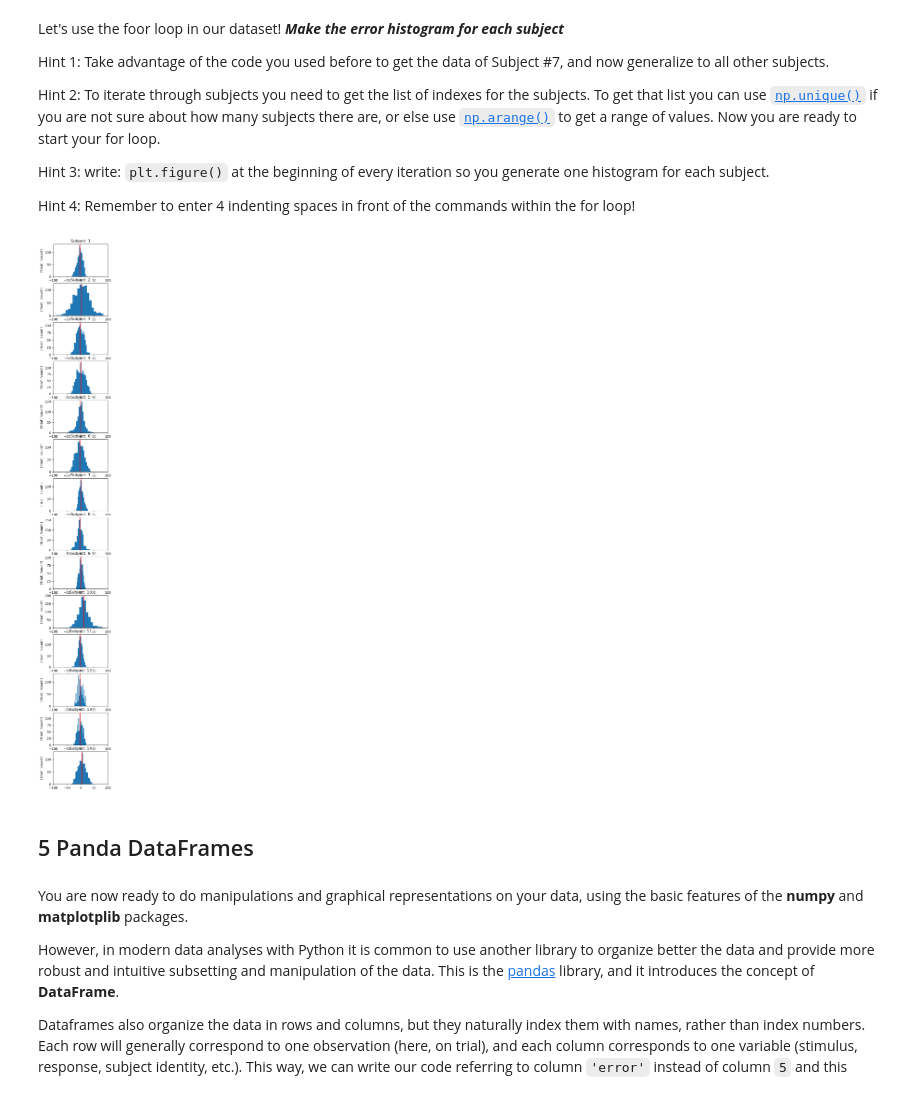
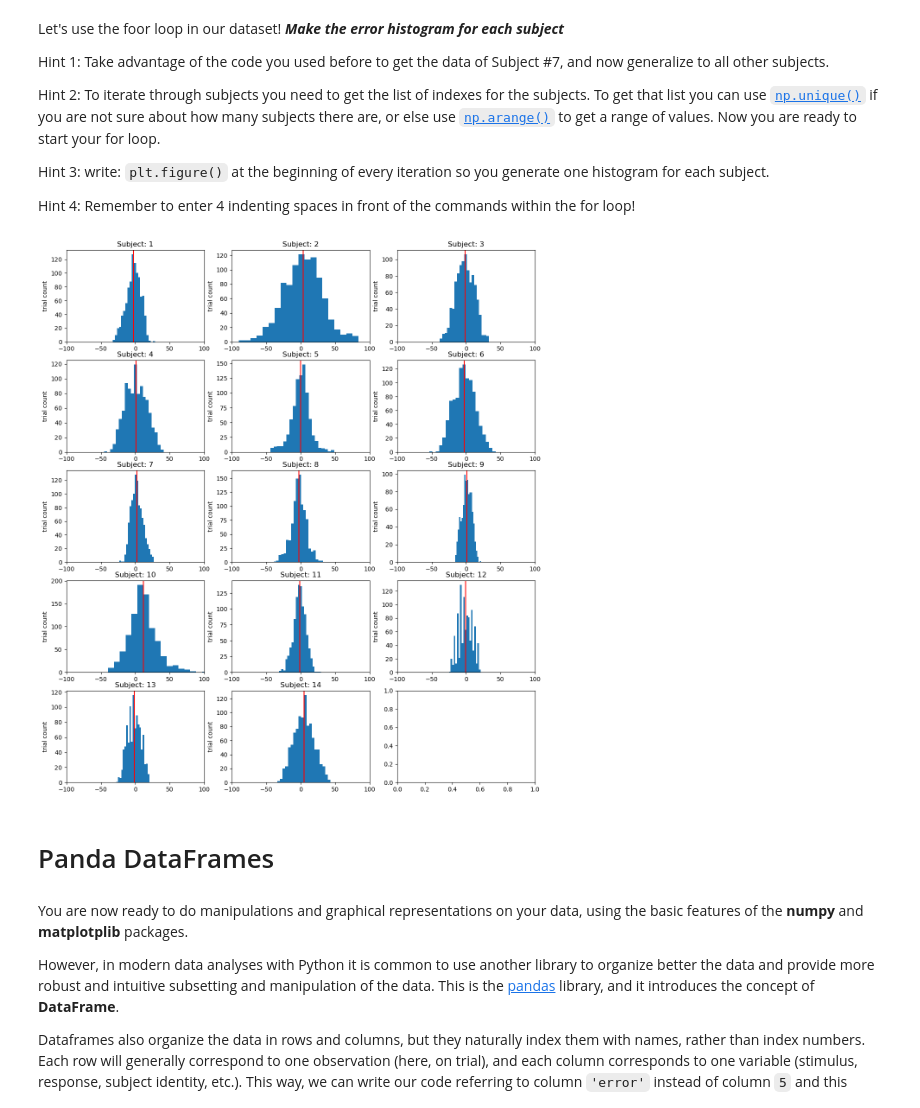
Before and after one commit to wimmerlab/MBC_data_analysis, a Jupyter notebook: A0_PythonBasics/Assignment0.ipynb, the cells around one changed output. Cells and saved outputs as stored; diff of their text form; code cells hidden in the pictures.

```diff
--- a/A0_PythonBasics/Assignment0.ipynb
+++ b/A0_PythonBasics/Assignment0.ipynb
@@ -272,9 +284,9 @@ It would be nice if you could also plot a red vertical line at the mean value of
 # %%
 # plot histogram with 100 bin counts
 ???
-
-# add a red vertical line at 0 (null error)
-???
+# add a red vertical line at the mean error (null error)
+mean_error = ???
+plt.axvline(???, color='red');
 
 # add axis labels
 plt.xlabel('behavioral error');
@@ -334,33 +346,37 @@ Hint 3: write: `plt.figure()` at the beginning of every iteration so you generat
 
 Hint 4: Remember to enter 4 indenting spaces in front of the commands within the for loop!
 # %%
-
 # create plot with one subplot per subject
-fig, ax = plt.subplots(nSubject, 1, figsize=(3, 30))
+nColumns = 3
+nRows = int(np.ceil(nSubject/nColumns))
+fig, ax = plt.subplots(nRows, nColumns, figsize=(14, 16))
 
 # loop through subjects
 for sb in ???:
 
     # define boolean array that is true for rows corresponding to this subject
     trials = ???
 
     # subplot counter (integer starting at 0, could also be done better using enumerate)
     i = int(sb-1)
+    iCol = i % nColumns # corresponding column
+    iRow = i// nColumns # corresponding row
 
     # add histogram for this subject
-    ax[i].???
+    ax[iRow,iCol].???;
 
     # add vertical line
-    ax[i].???
+    mean_error = ??? # mean error for this subject
+    ax[iRow,iCol].axvline(mean_error, color='red');
 
     # add label and title
-    ax[i].set_xlim((-100,100))
-    ax[i].set_ylabel(('trial', 'count'))
-    ax[i].set_title(f'Subject: {int(sb)}')
+    ax[iRow,iCol].set_xlim((-100,100))
+    ax[iRow,iCol].set_ylabel('trial count')
+    ax[iRow,iCol].set_title(f'Subject: {int(sb)}')
 # %% [output]
-[figure, old version]
+[figure, new version]
 # %% [markdown]
-## 5 Panda DataFrames
+# Panda DataFrames
 # %% [markdown]
 You are now ready to do manipulations and graphical representations on your data, using the basic features of the **numpy** and **matplotplib** packages.
 
```
Also changed, not shown: parts of 33 cells of this notebook, 1 other file.
